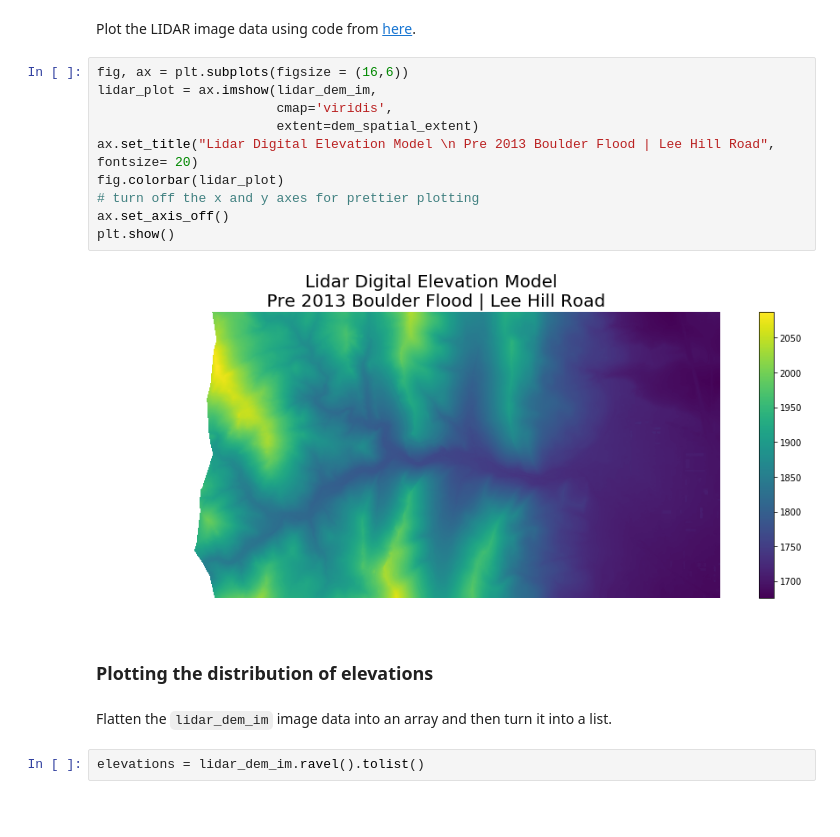
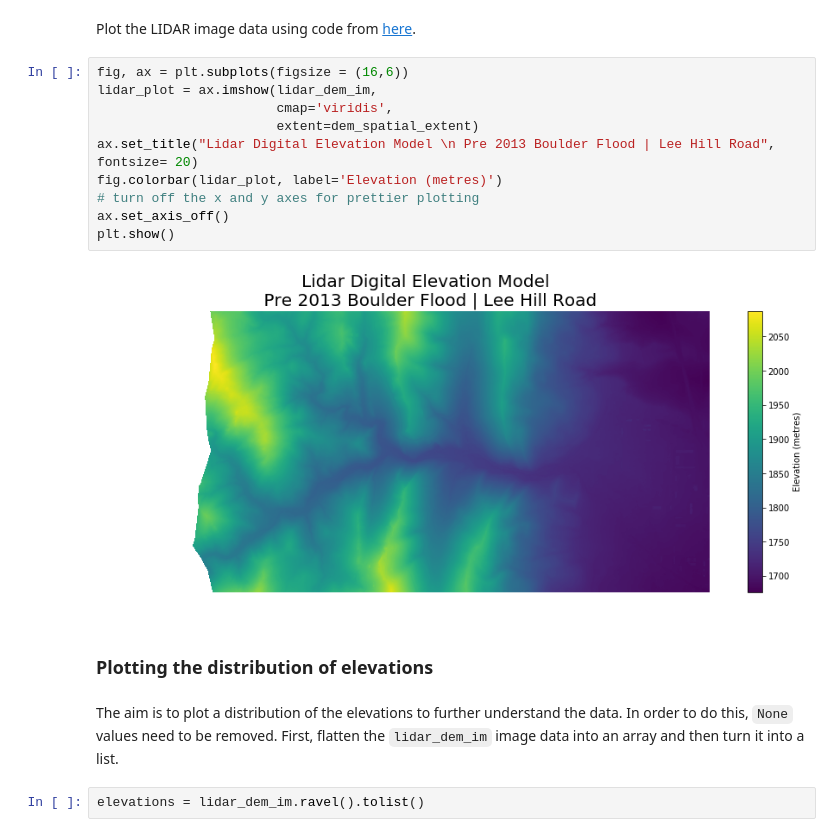
Before and after one commit to dmbentley/earth-analytics, a Jupyter notebook: week-2/1-analysing-lidar-data.ipynb, the cells around one changed output. Cells and saved outputs as stored; diff of their text form; blank space fills up the shorter version.

```diff
--- a/week-2/1-analysing-lidar-data.ipynb
+++ b/week-2/1-analysing-lidar-data.ipynb
@@ -64,19 +71,19 @@ Plot the LIDAR image data using code from <a href='https://www.earthdatascience.
 # %%
 fig, ax = plt.subplots(figsize = (16,6))
 lidar_plot = ax.imshow(lidar_dem_im,
                        cmap='viridis',
                        extent=dem_spatial_extent)
 ax.set_title("Lidar Digital Elevation Model \n Pre 2013 Boulder Flood | Lee Hill Road", fontsize= 20)
-fig.colorbar(lidar_plot)
+fig.colorbar(lidar_plot, label='Elevation (metres)')
 # turn off the x and y axes for prettier plotting
 ax.set_axis_off()
 plt.show()
 # %% [output]
-[figure, old version]
+[figure, new version]
 # %% [markdown]
 ### Plotting the distribution of elevations
 # %% [markdown]
-Flatten the `lidar_dem_im` image data into an array and then turn it into a list.
+The aim is to plot a distribution of the elevations to further understand the data. In order to do this, `None` values need to be removed. First, flatten the `lidar_dem_im` image data into an array and then turn it into a list.
 # %%
 elevations = lidar_dem_im.ravel().tolist()
 # %% [markdown]
```
Also changed, not shown: parts of 14 cells of this notebook, 2 other files.
